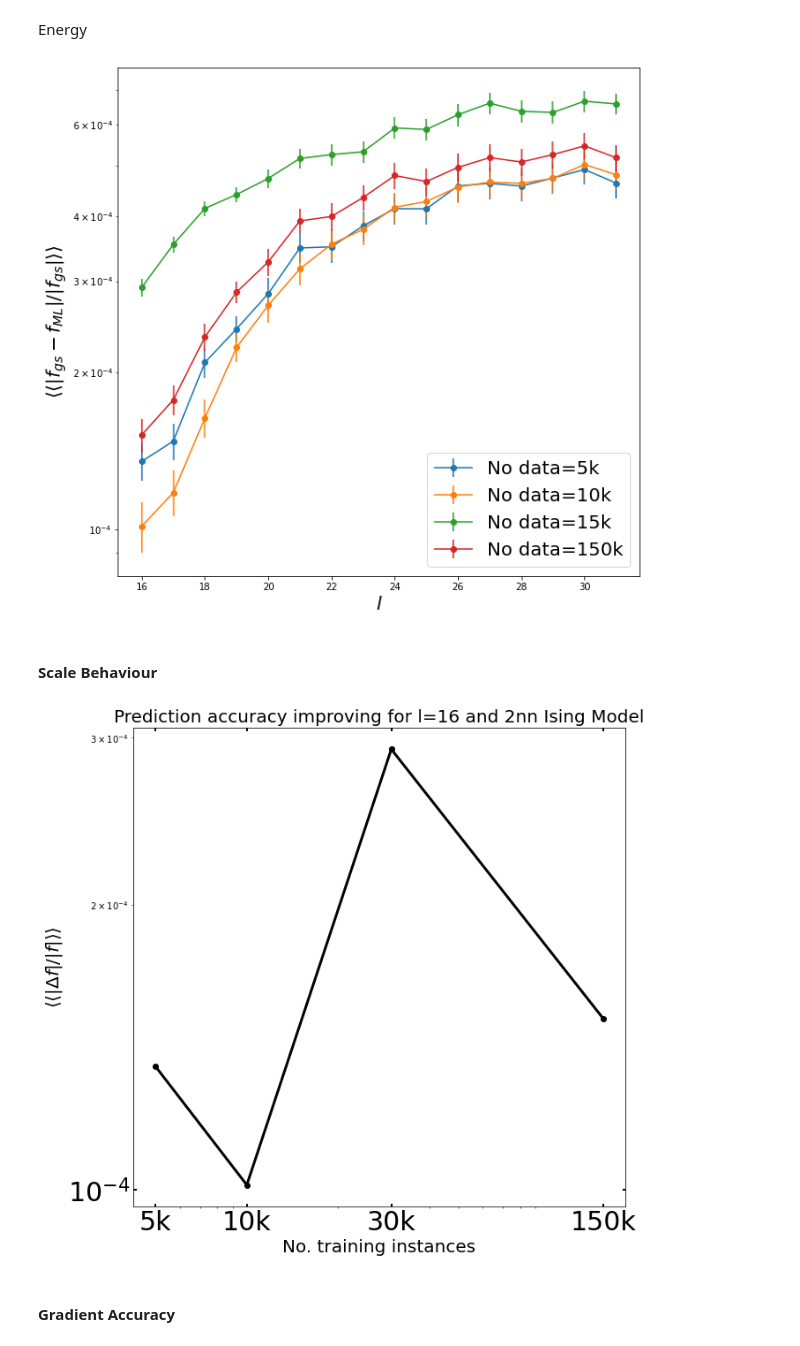
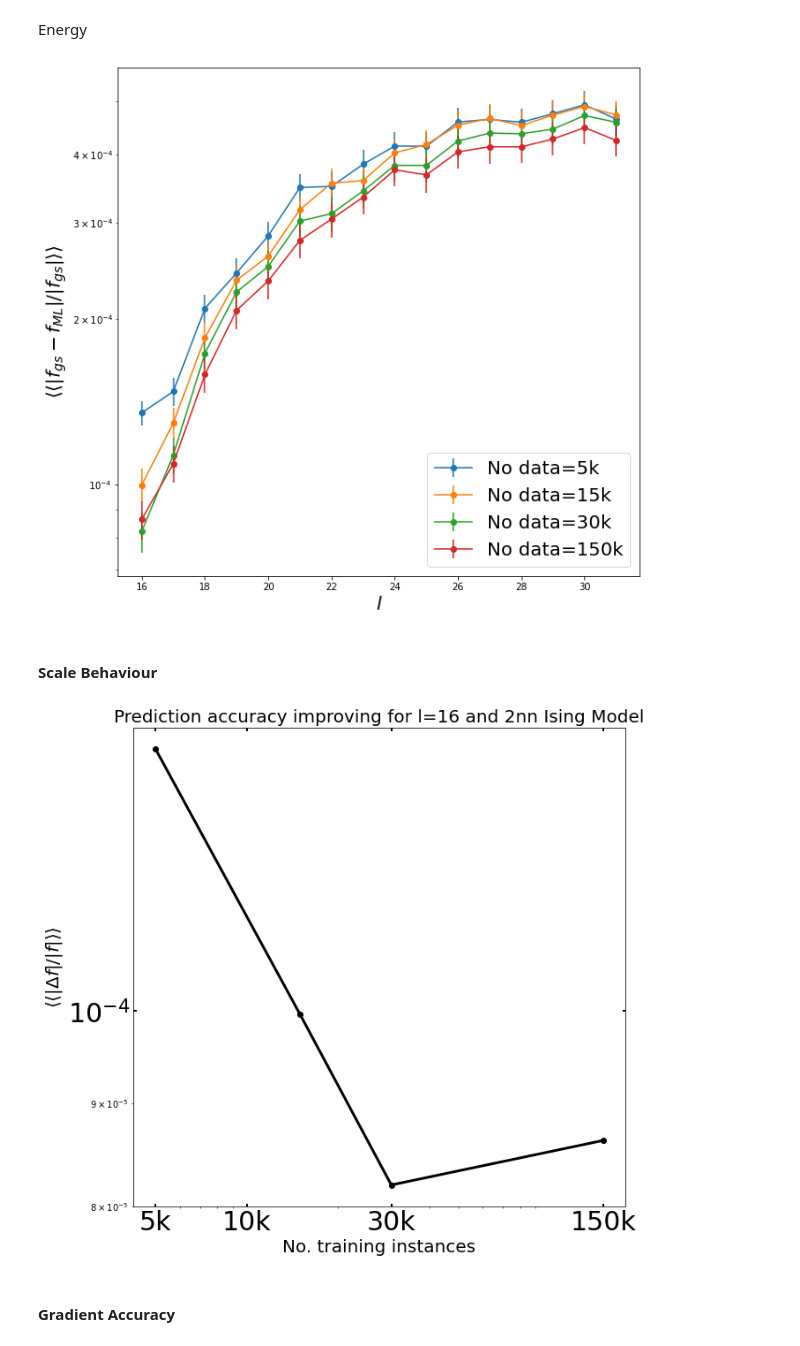
Before and after one commit to emacosta95/dft_for_ising, a Jupyter notebook: test_neural_networks_prediction_accuracy.ipynb, the cells around one changed output. Saved outputs shown, nothing was run; the diff lists cells and outputs as text; code cells hidden in the pictures.

```diff
--- a/test_neural_networks_prediction_accuracy.ipynb
+++ b/test_neural_networks_prediction_accuracy.ipynb
@@ -1822,17 +1822,20 @@ from src.training.utils_analysis import test_models_unet
 # %%
 
 models_name=[]
-hc=''
-for i in range(6):
-    models_name.append('1nn_ising/h_2.7_15k_cnn_[40, 40'+hc+f']_hc_5_ks_1_ps_{i+2}_nconv_0_nblock')
-    hc=hc+', 40'
+hc=['[40, 40]','[40, 40, 40]','[40, 40, 40, 40]','[40, 40, 40, 40, 40]','[40, 40, 40, 40, 40, 40, 40, 40]']
+blocks=[2,3,4,5,8]
+for i,hchannel in enumerate(hc):
+
+    if blocks[i]==8:
+        models_name.append('1nn_ising/h_2.7_150k_cnn_'+hchannel+f'_hc_5_ks_1_ps_{blocks[i]}_nconv_0_nblock_partial')
+    else:
+        models_name.append('1nn_ising/h_2.7_150k_cnn_'+hchannel+f'_hc_5_ks_1_ps_{blocks[i]}_nconv_0_nblock')
 
 
 
-blocks=[2,3,4,5,6,7]
+
 ls=np.arange(16,65)
 #ls=[16,24,32,48,64]
-
 data_path=[f'data/dataset_1nn/field2density_221122/valid_unet_periodic_{l}_l_2.7_h_200_n.npz' for l in ls]
 # %% [markdown]
 #### Accuracy
@@ -1893,0 +1905,22 @@ plt.show()
+# %%
+loss_train=[]
+loss_valid=[]
+hc=['[40, 40]','[40, 40, 40]','[40, 40, 40, 40]','[40, 40, 40, 40, 40]','[40, 40, 40, 40, 40, 40, 40, 40]']
+blocks=[2,3,4,5,8]
+for i,hchannel in enumerate(hc):
+    loss_train.append(torch.load('losses_dft_pytorch/1nn_ising/h_2.7_150k_cnn_'+hchannel+f'_hc_5_ks_1_ps_{blocks[i]}_nconv_0_nblock_loss_train'))
+    loss_valid.append(torch.load('losses_dft_pytorch/1nn_ising/h_2.7_150k_cnn_'+hchannel+f'_hc_5_ks_1_ps_{blocks[i]}_nconv_0_nblock_loss_valid'))
+# %%
+for i in range(len(loss_train)):
+    loss_train[i]=[1-loss_train[i][j] for j in range(len(loss_train[i]))]
+    loss_valid[i]=[1-loss_valid[i][j] for j in range(len(loss_valid[i]))]
+
+    plt.figure(figsize=(10,10))
+    plt.plot(loss_train[i],label='train')
+    plt.plot(loss_valid[i],label='valid',linewidth=3,linestyle='--')
+    plt.xlabel(r'epochs',fontsize=20)
+    plt.ylabel(r'loss',fontsize=20)
+    plt.title(f'No. blocks={blocks[i]}',fontsize=20)
+    plt.legend(fontsize=20)
+    plt.loglog()
+    plt.show()
@@ -2155,7 +2191,7 @@ from src.training.utils_analysis import test_models_unet
 # %% [markdown]
 ##### Data
 # %%
-n_dataset=['5k','10k','15k','150k']
+n_dataset=['5k','15k','30k','150k']
 models_name=['1nn_ising/h_2.7_'+n_data+'_cnn_[40, 40, 40, 40, 40, 40, 40, 40]_hc_5_ks_1_ps_8_nconv_0_nblock' for n_data in n_dataset]
 ls=list(range(16,32))
 data_path=[f'data/dataset_1nn/field2density_221122/valid_unet_periodic_{l}_l_2.7_h_200_n.npz' for l in ls]
@@ -2212,30 +2230,30 @@ plt.xlabel(r'$l$',fontsize=20)
 plt.ylabel(r'$\langle \langle|f_{gs}-f_{ML}|/|f_{gs}| \rangle \rangle$',fontsize=20)
 plt.show()
 # %% [output]
-[figure, old version]
+[figure, new version]
 # %% [markdown]
 #### Scale Behaviour
 # %%
 plt.figure(figsize=(10,10))
-datas=[5,10,30,150]
+datas=[5,15,30,150]
 plt.plot(datas,[des[i][0] for i in range(len(datas))],color='black',linewidth=3,marker='o')
 plt.loglog()
 plt.xticks([5,10,30,150],['5k','10k','30k','150k'])
 plt.ylabel(r'$\langle \langle |\Delta f| / |f| \rangle \rangle$',fontsize=20)
 plt.xlabel(r'No. training instances',fontsize=20)
 plt.tick_params(
             top=True,
             right=True,
             labeltop=False,
             labelright=False,
             direction="in",
             labelsize=30,
             width=2,
         )
 plt.title('Prediction accuracy improving for l=16 and 2nn Ising Model',fontsize=20)
 plt.show()
 # %% [output]
-[figure, old version]
+[figure, new version]
 # %% [markdown]
 #### Gradient Accuracy
 # %%
```
Also changed, not shown: parts of 12 cells of this notebook, 4 other files.
